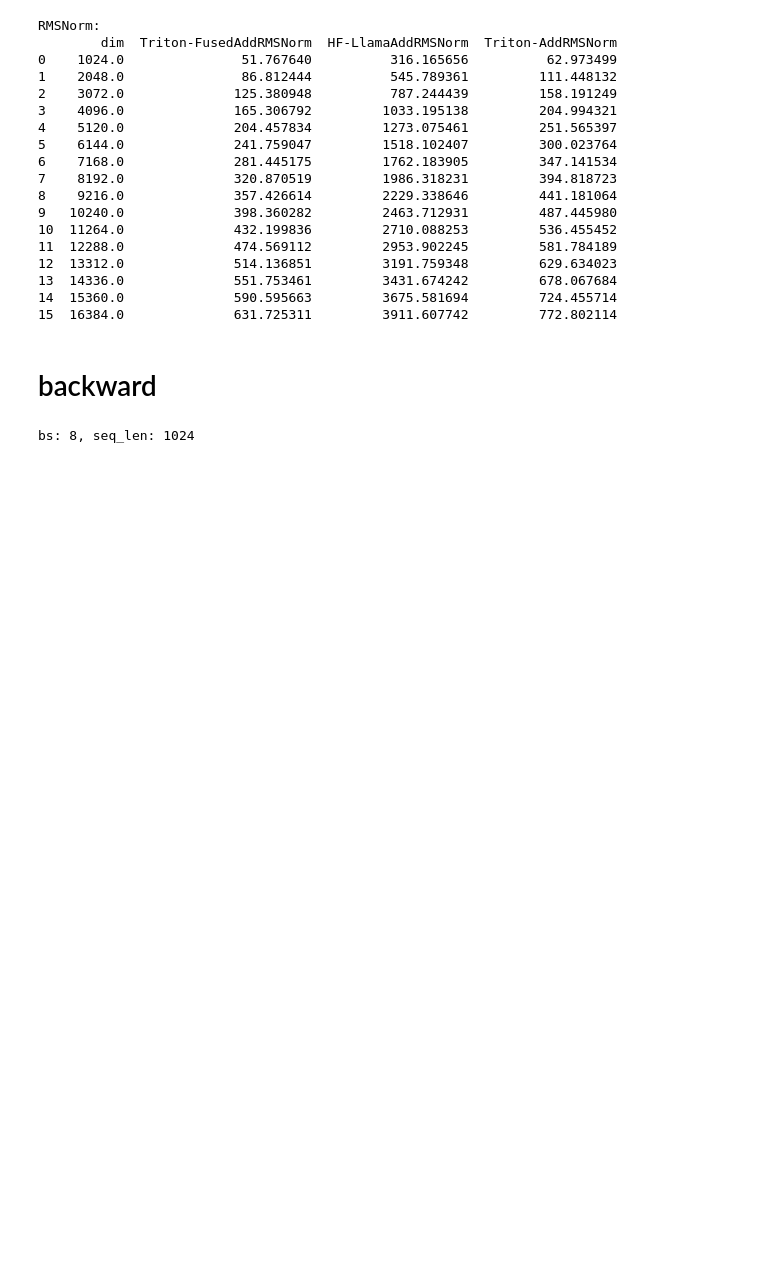
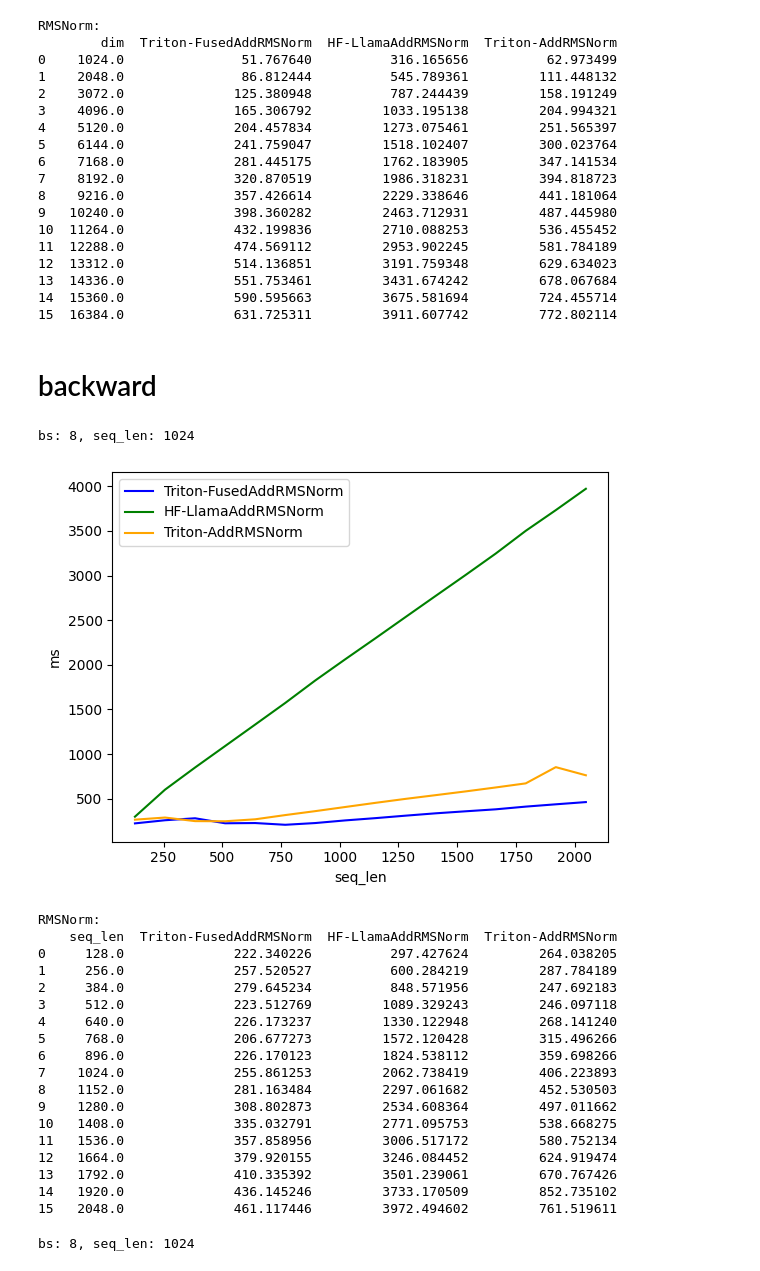
Before and after one commit to mdy666/mdy_triton, a Jupyter notebook: fused_add_norm.ipynb, the cells around one changed output. Saved outputs shown, nothing was run; the diff lists cells and outputs as text; code cells hidden in the pictures; blank space fills up the shorter version.

```diff
--- a/fused_add_norm.ipynb
+++ b/fused_add_norm.ipynb
@@ -305,6 +365,79 @@ RMSNorm:
 15  16384.0              631.725311         3911.607742         772.802114
 # %% [markdown]
 # backward
+# %%
+torch.cuda.empty_cache()
+@triton.testing.perf_report(
+    triton.testing.Benchmark(
+        x_names=['seq_len'],  # argument names to use as an x-axis for the plot
+        x_vals=[128 * i for i in range(1, 16+1)],  # different possible values for `x_name`
+        line_arg='provider',  # argument name whose value corresponds to a different line in the plot
+        line_vals=['Triton-FusedAddRMSNorm', 'HF-LlamaAddRMSNorm', 'Triton-AddRMSNorm'],  # possible values for `line_arg``
+        line_names=[
+            "Triton-FusedAddRMSNorm",
+            "HF-LlamaAddRMSNorm",
+            "Triton-AddRMSNorm"
+        ],  # label name for the lines
+        styles=[('blue', '-'), ('green', '-'), ('orange', '-')],  # line styles
+        ylabel="ms",  # label name for the y-axis
+        plot_name="RMSNorm",  # name for the plot. Used also as a file name for saving the plot.
+        args={'dim': 3584, 'bs': 8}
+
+    ))
+def benchmark(bs, seq_len, dim, provider):
+    device = torch.device('cuda')
+    dtype = torch.float16
+    x = torch.randn(bs, seq_len, dim).to(device).to(dtype)
+    res = torch.randn_like(x)
+    x.requires_grad_(True)
+    res.requires_grad_(True)
+    k = torch.randn(dim, bs).to(device).to(dtype) # 乘上结果，防止dy，dres的stride都为0
+    stream = torch.cuda.Stream()
+    torch.cuda.set_stream(stream)
+
+    def cal_loss(func, x, res, k):
+        m,n = func(x, res)
+        y = m + n
+        y = y @ k
+        return y.sum()
+
+    if provider == 'HF-LlamaAddRMSNorm':
+        func = LlamaAddRMSNorm(dim).cuda().to(dtype)
+        loss = cal_loss(func, x, res, k)
+        ms = triton.testing.do_bench(lambda: loss.backward(retain_graph=True), grad_to_none=[x, res])
+    if provider == 'Triton-FusedAddRMSNorm':
+        func = TritonFusedAddRMSNorm(dim).cuda().to(dtype)
+        loss = cal_loss(func, x, res, k)
+        ms = triton.testing.do_bench(lambda: loss.backward(retain_graph=True), grad_to_none=[x, res])
+    if provider == 'Triton-AddRMSNorm':
+        func = TritonAddRMSNorm(dim).cuda().to(dtype)
+        loss = cal_loss(func, x, res, k)
+        ms = triton.testing.do_bench(lambda: loss.backward(retain_graph=True), grad_to_none=[x, res])
+
+    return ms * 1e3
+print(f'bs: {8}, seq_len: {1024}')
+benchmark.run(show_plots=True, print_data=True)
+# %% [output]
+bs: 8, seq_len: 1024
+[figure, added]
+RMSNorm:
+    seq_len  Triton-FusedAddRMSNorm  HF-LlamaAddRMSNorm  Triton-AddRMSNorm
+0     128.0              222.340226          297.427624         264.038205
+1     256.0              257.520527          600.284219         287.784189
+2     384.0              279.645234          848.571956         247.692183
+3     512.0              223.512769         1089.329243         246.097118
+4     640.0              226.173237         1330.122948         268.141240
+5     768.0              206.677273         1572.120428         315.496266
+6     896.0              226.170123         1824.538112         359.698266
+7    1024.0              255.861253         2062.738419         406.223893
+8    1152.0              281.163484         2297.061682         452.530503
+9    1280.0              308.802873         2534.608364         497.011662
+10   1408.0              335.032791         2771.095753         538.668275
+11   1536.0              357.858956         3006.517172         580.752134
+12   1664.0              379.920155         3246.084452         624.919474
+13   1792.0              410.335392         3501.239061         670.767426
+14   1920.0              436.145246         3733.170509         852.735102
+15   2048.0              461.117446         3972.494602         761.519611
 # %%
 torch.cuda.empty_cache()
 @triton.testing.perf_report(
```
Also changed, not shown: parts of 3 cells of this notebook, 9 other files.
